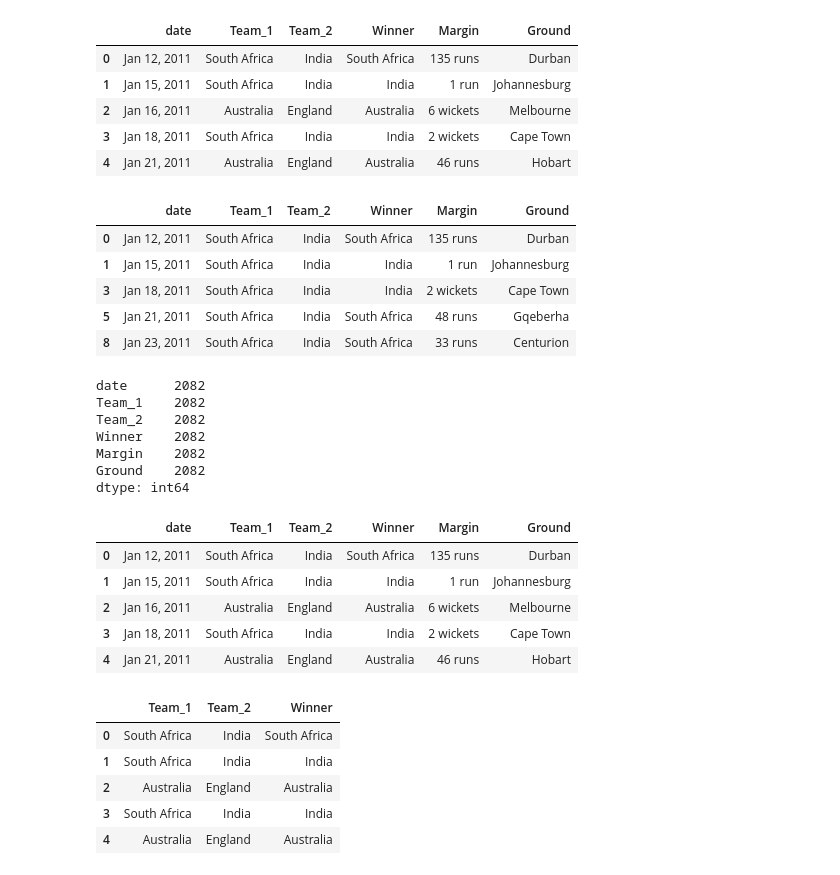
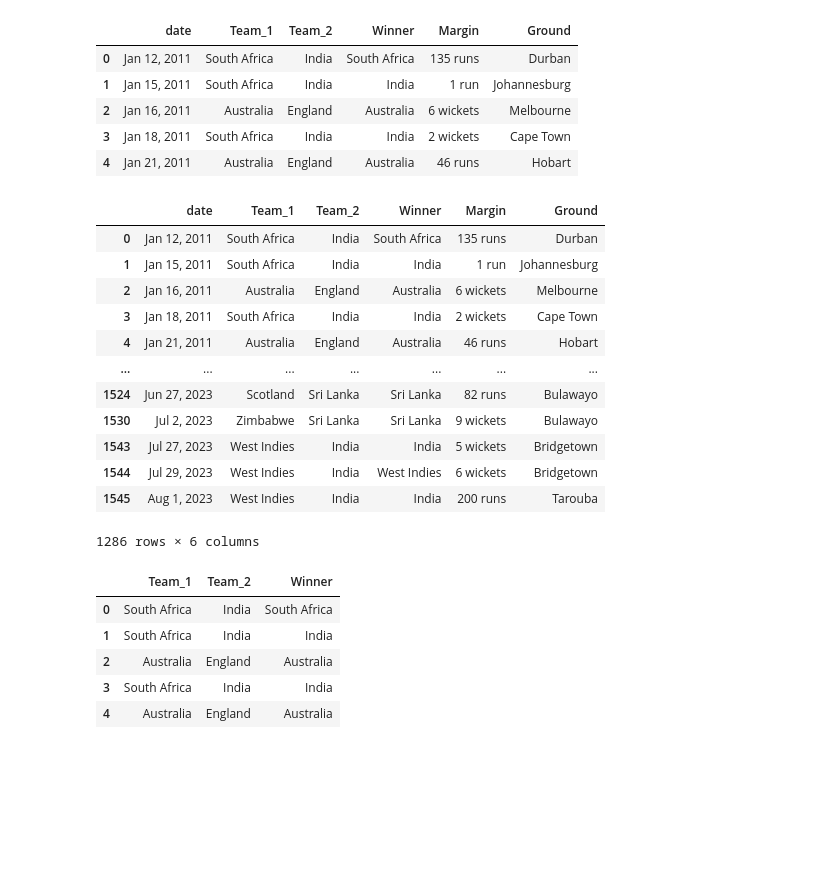
Before and after one commit to shashank-u03/ICC-CWC23-Prediction, a Jupyter notebook: ICC 2023 WC RF.ipynb, the cells around one changed output. Drawn from its saved outputs; the diff is of its cells as text; code cells hidden in the pictures; blank space fills up the shorter version.

```diff
--- a/ICC 2023 WC RF.ipynb
+++ b/ICC 2023 WC RF.ipynb
@@ -31,44 +29,29 @@ results.head()
 | 2 | Jan 16, 2011 | Australia | England | Australia | 6 wickets | Melbourne |
 | 3 | Jan 18, 2011 | South Africa | India | India | 2 wickets | Cape Town |
 | 4 | Jan 21, 2011 | Australia | England | Australia | 46 runs | Hobart |
-# %%
-df = results[(results['Team_1'] == 'India') | (results['Team_2'] == 'India')]
-india = df.iloc[:]
-india.head()
-# %% [output]
-|  | date | Team_1 | Team_2 | Winner | Margin | Ground |
-| 0 | Jan 12, 2011 | South Africa | India | South Africa | 135 runs | Durban |
-| 1 | Jan 15, 2011 | South Africa | India | India | 1 run | Johannesburg |
-| 3 | Jan 18, 2011 | South Africa | India | India | 2 wickets | Cape Town |
-| 5 | Jan 21, 2011 | South Africa | India | South Africa | 48 runs | Gqeberha |
-| 8 | Jan 23, 2011 | South Africa | India | South Africa | 33 runs | Centurion |
 # %%
-#narrowing to team patcipating in the world cup
-worldcup_teams = ['England', 'South Africa', 'Netherlands',
-            'Pakistan', 'New Zealand', 'Sri Lanka', 'Afghanistan',
-            'Australia', 'Bangladesh', 'India']
+# Restricting to the teams in the 2023 World Cup.
+worldcup_teams = ['England', 'South Africa', 'Netherlands', 'Pakistan', 'New Zealand', 'Sri Lanka', 'Afghanistan', 'Australia', 'Bangladesh', 'India']
+
 df_teams_1 = results[results['Team_1'].isin(worldcup_teams)]
 df_teams_2 = results[results['Team_2'].isin(worldcup_teams)]
+
 df_teams = pd.concat((df_teams_1, df_teams_2))
 df_teams.drop_duplicates()
-df_teams.count()
 # %% [output]
+|  | date | Team_1 | Team_2 | Winner | Margin | Ground |
+| 0 | Jan 12, 2011 | South Africa | India | South Africa | 135 runs | Durban |
+| 1 | Jan 15, 2011 | South Africa | India | India | 1 run | Johannesburg |
+| 2 | Jan 16, 2011 | Australia | England | Australia | 6 wickets | Melbourne |
+| 3 | Jan 18, 2011 | South Africa | India | India | 2 wickets | Cape Town |
+| 4 | Jan 21, 2011 | Australia | England | Australia | 46 runs | Hobart |
+| ... | ... | ... | ... | ... | ... | ... |
+| 1524 | Jun 27, 2023 | Scotland | Sri Lanka | Sri Lanka | 82 runs | Bulawayo |
+| 1530 | Jul 2, 2023 | Zimbabwe | Sri Lanka | Sri Lanka | 9 wickets | Bulawayo |
+| 1543 | Jul 27, 2023 | West Indies | India | India | 5 wickets | Bridgetown |
+| 1544 | Jul 29, 2023 | West Indies | India | West Indies | 6 wickets | Bridgetown |
+| 1545 | Aug 1, 2023 | West Indies | India | India | 200 runs | Tarouba |
-date      2082
-Team_1    2082
-Team_2    2082
-Winner    2082
-Margin    2082
-Ground    2082
-dtype: int64
+1286 rows × 6 columns
-# %%
-df_teams.head()
-# %% [output]
-|  | date | Team_1 | Team_2 | Winner | Margin | Ground |
-| 0 | Jan 12, 2011 | South Africa | India | South Africa | 135 runs | Durban |
-| 1 | Jan 15, 2011 | South Africa | India | India | 1 run | Johannesburg |
-| 2 | Jan 16, 2011 | Australia | England | Australia | 6 wickets | Melbourne |
-| 3 | Jan 18, 2011 | South Africa | India | India | 2 wickets | Cape Town |
-| 4 | Jan 21, 2011 | Australia | England | Australia | 46 runs | Hobart |
 # %%
 #dropping columns that wll not affect match outcomes
 df_teams_2010 = df_teams.drop(['date','Margin', 'Ground'], axis=1)
```
Also changed, not shown: parts of 12 cells of this notebook, 1 other file.
